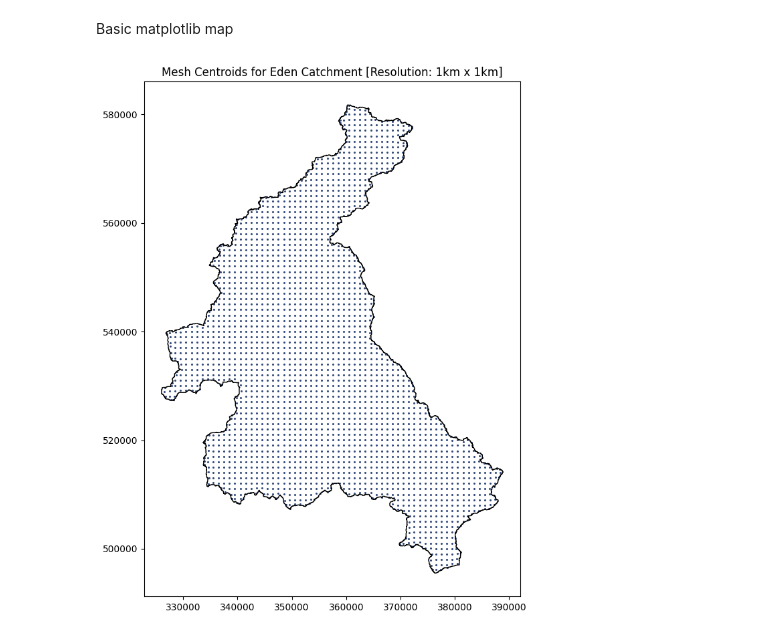
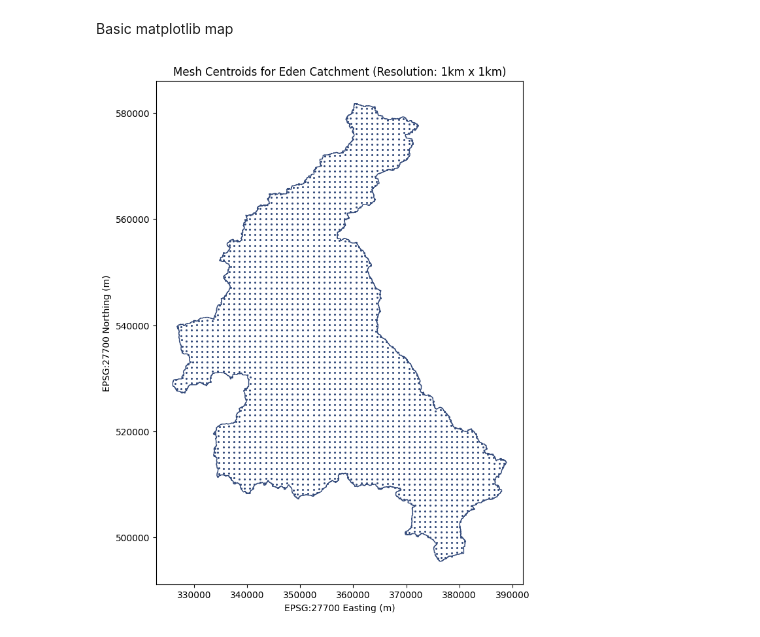
Before and after one commit to CharlotteGithub-prog/GAT-LSTM_groundwater_modelling, a Jupyter notebook: eden_catchment.ipynb, the cells around one changed output. Drawn from its saved outputs; the diff is of its cells as text; code cells hidden in the pictures.

```diff
--- a/eden_catchment.ipynb
+++ b/eden_catchment.ipynb
@@ -145,11 +158,15 @@ map
 # %% [markdown]
 Basic matplotlib map
 # %%
+map_blue = '#354c7c'
+
 fig, ax = plt.subplots(figsize=(10, 10))
-mesh_nodes_gdf.plot(ax=ax, color='#354c7c', markersize=1.5)
-catchment_polygon.plot(ax=ax, facecolor='none', edgecolor='black')
+mesh_nodes_gdf.plot(ax=ax, color=map_blue, markersize=1.5)
+catchment_polygon.plot(ax=ax, facecolor='none', edgecolor=map_blue, linewidth=1)
 
-plt.title("Mesh Centroids for Eden Catchment [Resolution: 1km x 1km]")
+plt.xlabel("EPSG:27700 Easting (m)")
+plt.ylabel("EPSG:27700 Northing (m)")
+plt.title("Mesh Centroids for Eden Catchment (Resolution: 1km x 1km)")
 plt.show()
 # %% [output]
-[figure, old version]
+[figure, new version]
```
Also changed, not shown: parts of 2 cells of this notebook, 1 other file.
